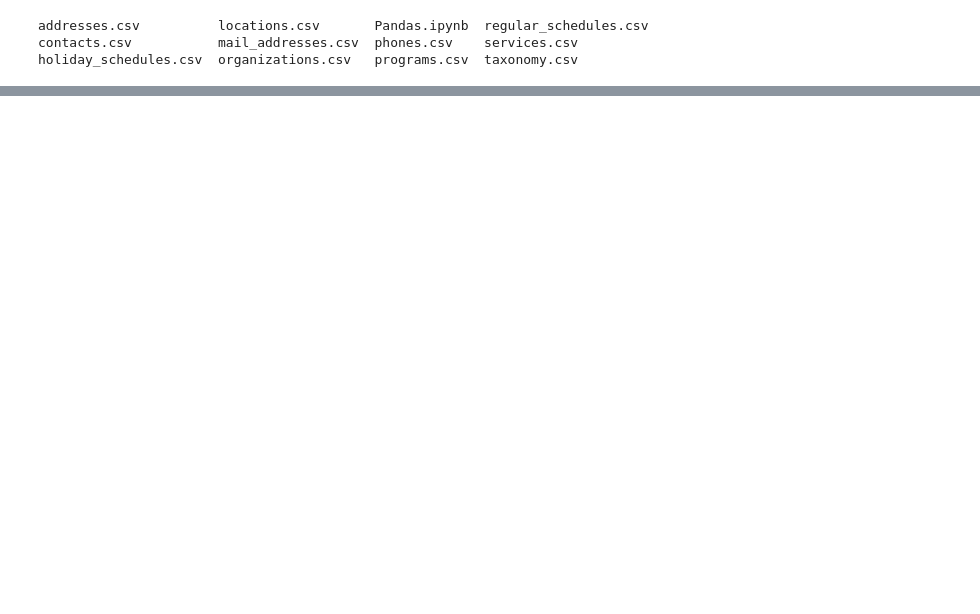
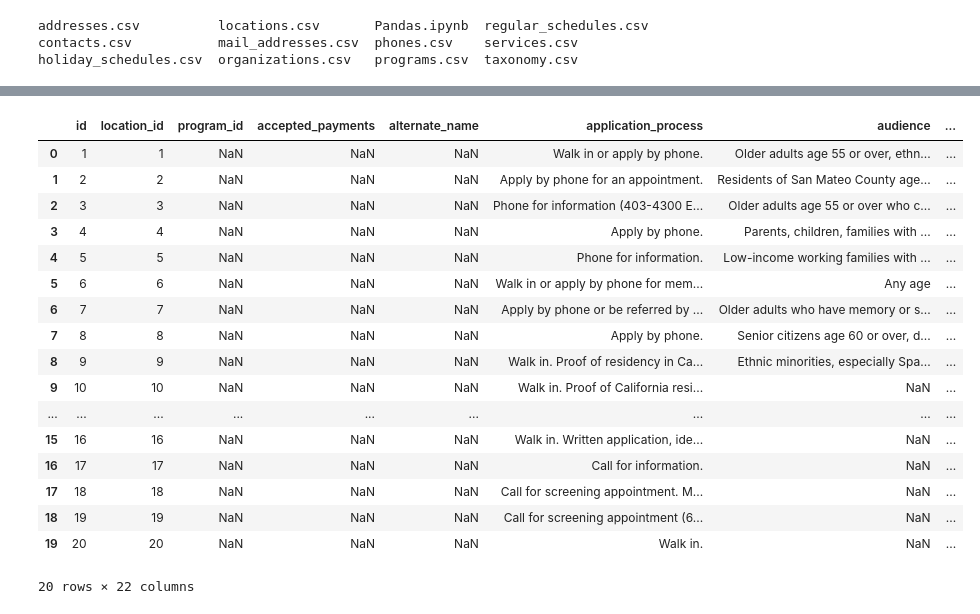
Before and after one commit to sagargiradkar/Python-For-Data-Science, a Jupyter notebook: Pandas/Pandas.ipynb, the cells around one changed output, grey strips where cells are left out. Cells and saved outputs as stored; diff of their text form; code cells hidden in the pictures; blank space fills up the shorter version.

```diff
--- a/Pandas/Pandas.ipynb
+++ b/Pandas/Pandas.ipynb
@@ -110,0 +347,2 @@ pd.read_csv("services.csv")
+# %%
+df = pd.read_csv("services.csv")
@@ -110,0 +528,21 @@ pd.read_csv("services.csv")
+# %%
+df.head(20)
+# %% [output]
+|  | id | location_id | program_id | accepted_payments | alternate_name | application_process | audience | ... |
+| 0 | 1 | 1 | NaN | NaN | NaN | Walk in or apply by phone. | Older adults age 55 or over, ethn... | ... |
+| 1 | 2 | 2 | NaN | NaN | NaN | Apply by phone for an appointment. | Residents of San Mateo County age... | ... |
+| 2 | 3 | 3 | NaN | NaN | NaN | Phone for information (403-4300 E... | Older adults age 55 or over who c... | ... |
+| 3 | 4 | 4 | NaN | NaN | NaN | Apply by phone. | Parents, children, families with ... | ... |
+| 4 | 5 | 5 | NaN | NaN | NaN | Phone for information. | Low-income working families with ... | ... |
+| 5 | 6 | 6 | NaN | NaN | NaN | Walk in or apply by phone for mem... | Any age | ... |
+| 6 | 7 | 7 | NaN | NaN | NaN | Apply by phone or be referred by ... | Older adults who have memory or s... | ... |
+| 7 | 8 | 8 | NaN | NaN | NaN | Apply by phone. | Senior citizens age 60 or over, d... | ... |
+| 8 | 9 | 9 | NaN | NaN | NaN | Walk in. Proof of residency in Ca... | Ethnic minorities, especially Spa... | ... |
+| 9 | 10 | 10 | NaN | NaN | NaN | Walk in. Proof of California resi... | NaN | ... |
+| ... | ... | ... | ... | ... | ... | ... | ... | ... |
+| 15 | 16 | 16 | NaN | NaN | NaN | Walk in. Written application, ide... | NaN | ... |
+| 16 | 17 | 17 | NaN | NaN | NaN | Call for information. | NaN | ... |
+| 17 | 18 | 18 | NaN | NaN | NaN | Call for screening appointment. M... | NaN | ... |
+| 18 | 19 | 19 | NaN | NaN | NaN | Call for screening appointment (6... | NaN | ... |
+| 19 | 20 | 20 | NaN | NaN | NaN | Walk in. | NaN | ... |
+20 rows × 22 columns
```
Also changed, not shown: parts of 62 cells of this notebook, 7 other files.
